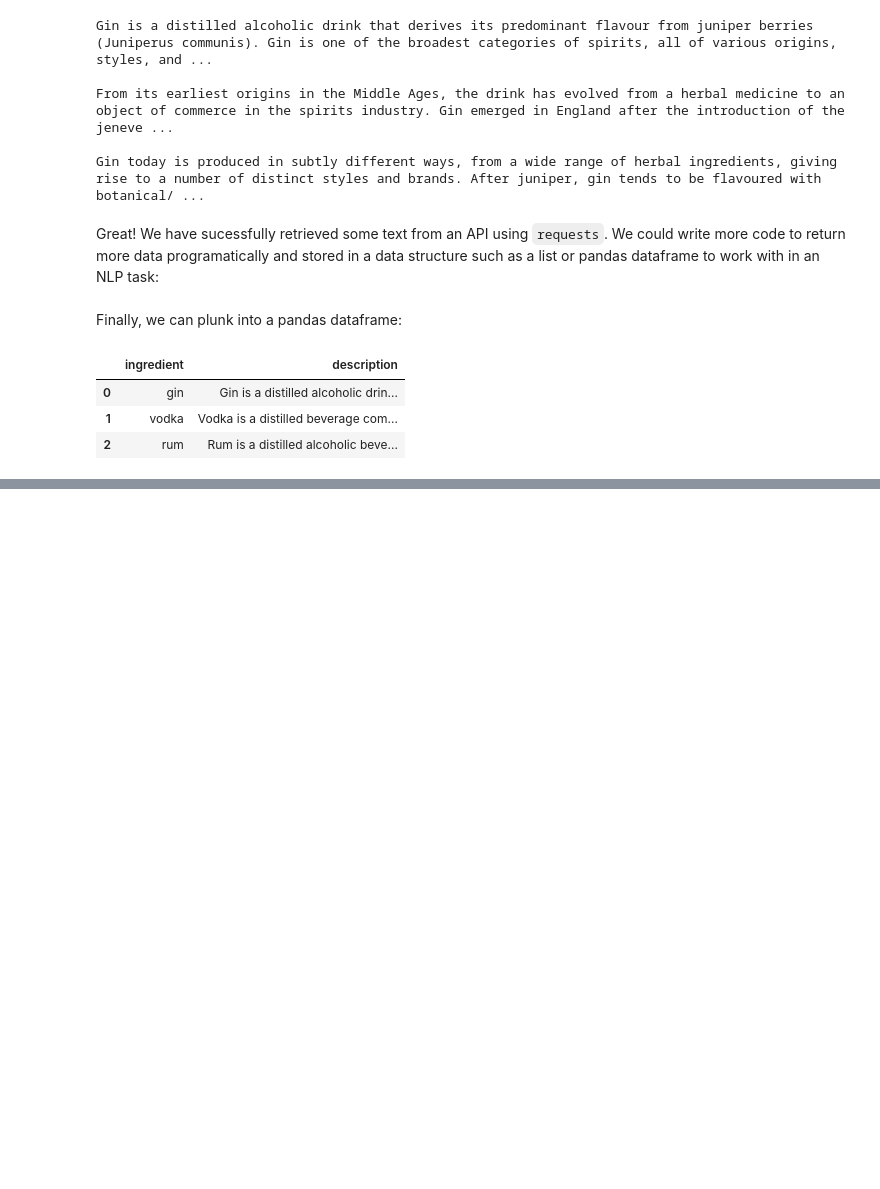
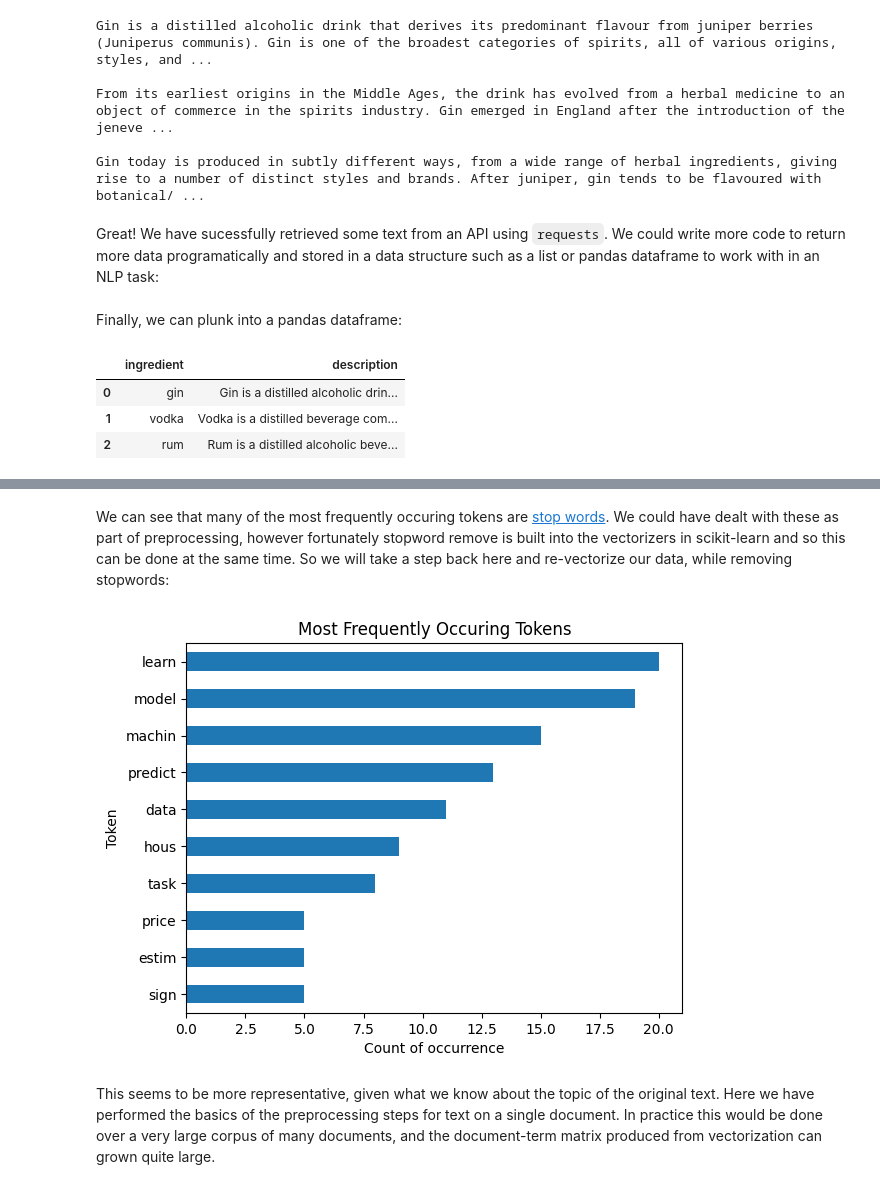
Before and after one commit to nlpfromscratch/nlp4free, a Jupyter notebook: notebooks/NLP4Free_Part2_DataAcquisitionandPreprocessing.ipynb, the cells around one changed output, grey strips where cells are left out. Cells and saved outputs as stored; diff of their text form; code cells hidden in the pictures; blank space fills up the shorter version.

Commit message:
part 2 notebook initial completion

```diff
--- a/notebooks/NLP4Free_Part2_DataAcquisitionandPreprocessing.ipynb
+++ b/notebooks/NLP4Free_Part2_DataAcquisitionandPreprocessing.ipynb
@@ -112,0 +207,3 @@ desc_df.head()
+# %%
+text = text.encode('ASCII', errors='ignore').decode()
+text[0:500]
@@ -112,0 +222,3 @@ desc_df.head()
+# %%
+for punctuation_mark in punctuation:
+    text = text.replace(punctuation_mark, '')
@@ -112,0 +327,22 @@ desc_df.head()
+# %% [markdown]
+We can see that many of the most frequently occuring tokens are [stop words](https://en.wikipedia.org/wiki/Stop_word). We could have dealt with these as part of preprocessing, however fortunately stopword remove is built into the vectorizers in scikit-learn and so this can be done at the same time. So we will take a step back here and re-vectorize our data, while removing stopwords:
+# %%
+from sklearn.feature_extraction.text import CountVectorizer, TfidfVectorizer
+
+# Instatiate, fit and transform - Count vectorization
+cv = CountVectorizer(stop_words='english')
+count_vectorized = cv.fit_transform([text])
+
+# Recreate the dataframe
+count_df = pd.DataFrame(count_vectorized.todense(), columns=cv.get_feature_names_out())
+
+# Visualize again
+count_df.T[0].sort_values().tail(10).plot(kind='barh')
+plt.xlabel('Count of occurrence')
+plt.ylabel('Token')
+plt.title('Most Frequently Occuring Tokens')
+plt.show()
+# %% [output]
+[figure, added]
+# %% [markdown]
+This seems to be more representative, given what we know about the topic of the original text. Here we have performed the basics of the preprocessing steps for text on a single document. In practice this would be done over a very large corpus of many documents, and the document-term matrix produced from vectorization can grown quite large.
```
Also changed, not shown: parts of 48 cells of this notebook.
